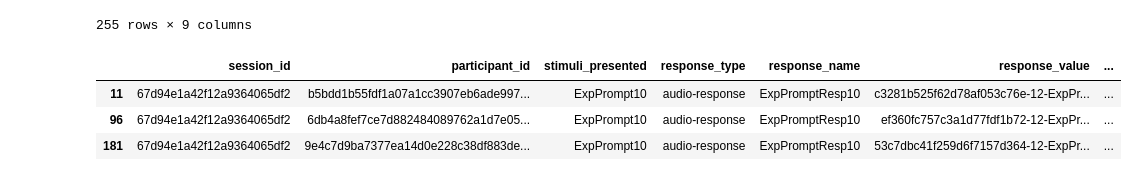
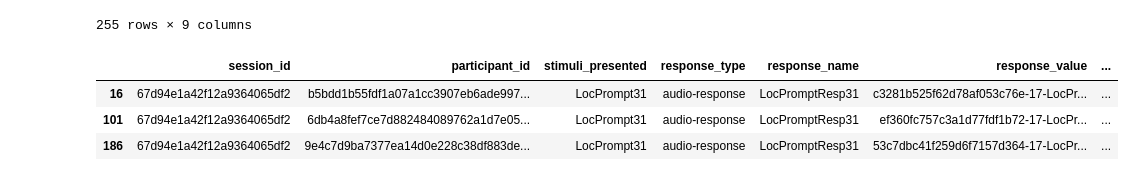
Before and after one commit to oishani-b/speech_text_eval, a Jupyter notebook: results_67d9_cleaning.ipynb, the cells around one changed output. Saved outputs shown, nothing was run; the diff lists cells and outputs as text; code cells hidden in the pictures.

```diff
--- a/results_67d9_cleaning.ipynb
+++ b/results_67d9_cleaning.ipynb
@@ -126,9 +126,9 @@ df
 # testing audio file play
 #IPython.display.Audio('Documents/Revising Honors Project/session-67d94e1a42f12a9364065df2-data/audio/53c7dbc41f259d6f7157d364-12-ExpPromptResp10.mp4')
 # %%
-df.loc[df['response_name'] == 'ExpPromptResp10']
+df.loc[df['response_name'] == 'LocPromptResp31']
 # %% [output]
 |  | session_id | participant_id | stimuli_presented | response_type | response_name | response_value | ... |
-| 11 | 67d94e1a42f12a9364065df2 | b5bdd1b55fdf1a07a1cc3907eb6ade997... | ExpPrompt10 | audio-response | ExpPromptResp10 | c3281b525f62d78af053c76e-12-ExpPr... | ... |
-| 96 | 67d94e1a42f12a9364065df2 | 6db4a8fef7ce7d882484089762a1d7e05... | ExpPrompt10 | audio-response | ExpPromptResp10 | ef360fc757c3a1d77fdf1b72-12-ExpPr... | ... |
-| 181 | 67d94e1a42f12a9364065df2 | 9e4c7d9ba7377ea14d0e228c38df883de... | ExpPrompt10 | audio-response | ExpPromptResp10 | 53c7dbc41f259d6f7157d364-12-ExpPr... | ... |
+| 16 | 67d94e1a42f12a9364065df2 | b5bdd1b55fdf1a07a1cc3907eb6ade997... | LocPrompt31 | audio-response | LocPromptResp31 | c3281b525f62d78af053c76e-17-LocPr... | ... |
+| 101 | 67d94e1a42f12a9364065df2 | 6db4a8fef7ce7d882484089762a1d7e05... | LocPrompt31 | audio-response | LocPromptResp31 | ef360fc757c3a1d77fdf1b72-17-LocPr... | ... |
+| 186 | 67d94e1a42f12a9364065df2 | 9e4c7d9ba7377ea14d0e228c38df883de... | LocPrompt31 | audio-response | LocPromptResp31 | 53c7dbc41f259d6f7157d364-17-LocPr... | ... |
```
Also changed, not shown: 2 other files.
